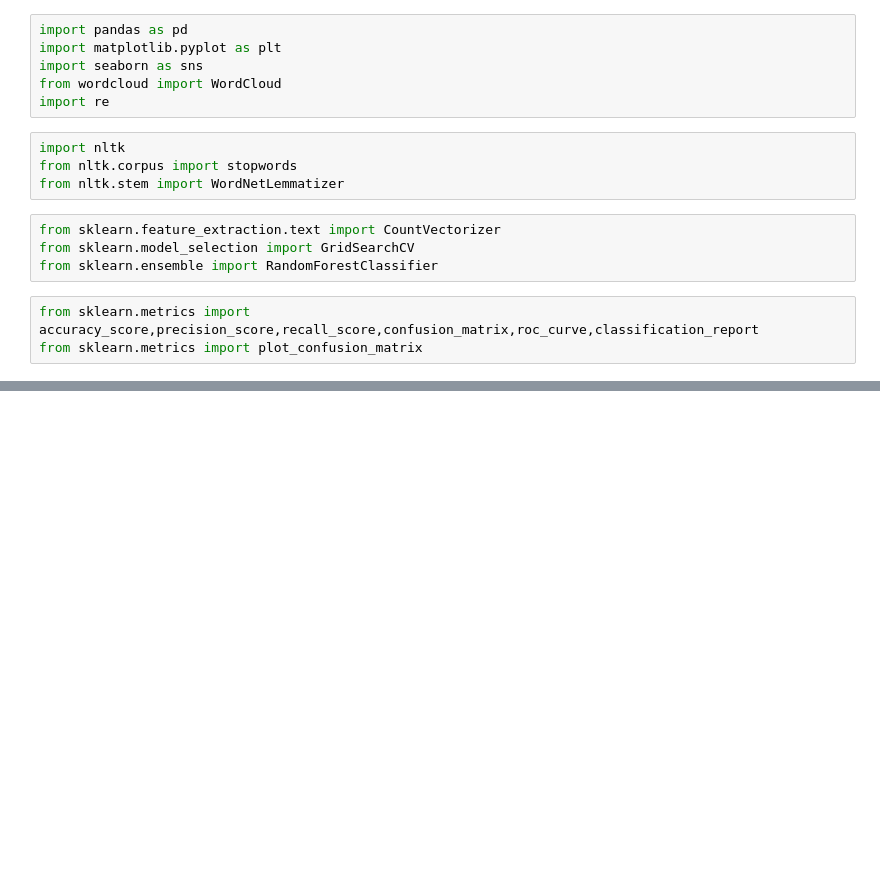
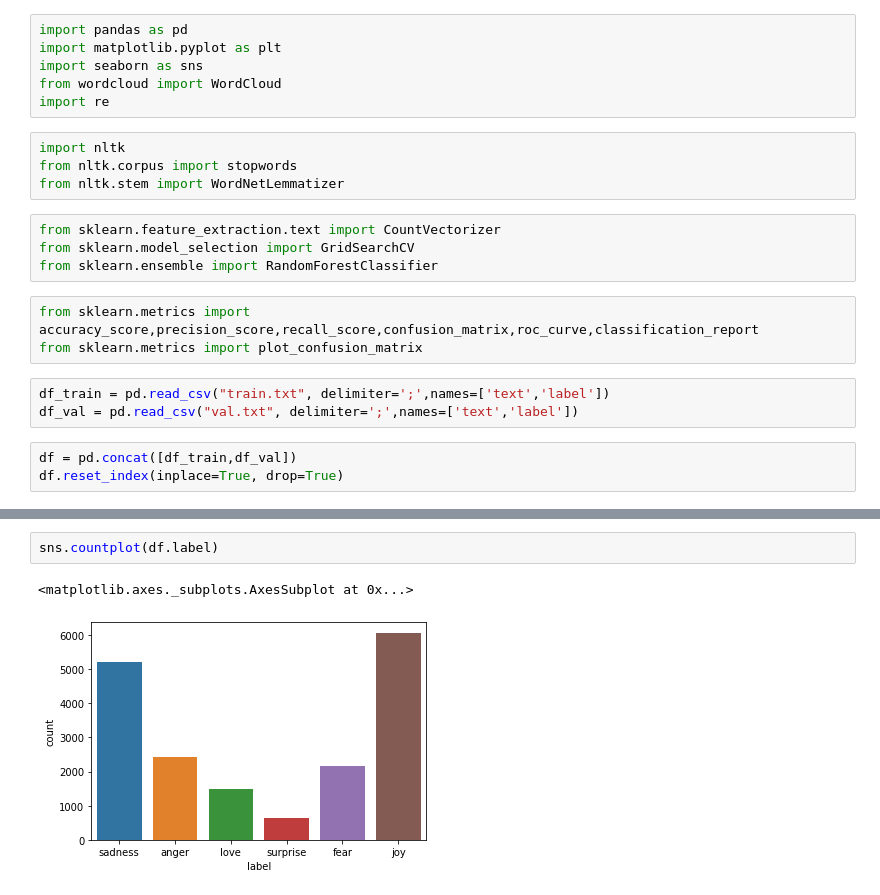
Before and after one commit to ishaanpaul98/Sentiment-Analysis, a Jupyter notebook: Sentiment_Analysis.ipynb, the cells around one changed output, grey strips where cells are left out. Saved outputs shown, nothing was run; the diff lists cells and outputs as text; blank space fills up the shorter version.

```diff
--- a/Sentiment_Analysis.ipynb
+++ b/Sentiment_Analysis.ipynb
@@ -17,3 +17,9 @@ from sklearn.ensemble import RandomForestClassifier
 # %%
 from sklearn.metrics import accuracy_score,precision_score,recall_score,confusion_matrix,roc_curve,classification_report
 from sklearn.metrics import plot_confusion_matrix
+# %%
+df_train = pd.read_csv("train.txt", delimiter=';',names=['text','label'])
+df_val = pd.read_csv("val.txt", delimiter=';',names=['text','label'])
+# %%
+df = pd.concat([df_train,df_val])
+df.reset_index(inplace=True, drop=True)
@@ -19,0 +37,5 @@ from sklearn.metrics import plot_confusion_matrix
+# %%
+sns.countplot(df.label)
+# %% [output]
+<matplotlib.axes._subplots.AxesSubplot at 0x...>
+[figure, added]
```
Also changed, not shown: parts of 5 cells of this notebook.
